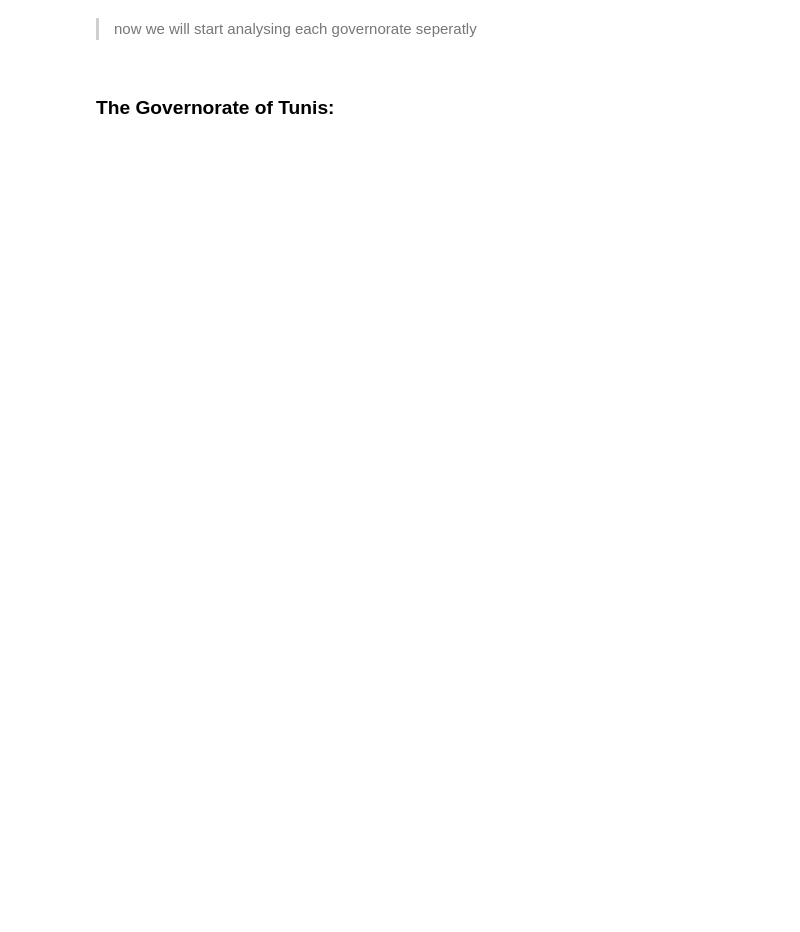
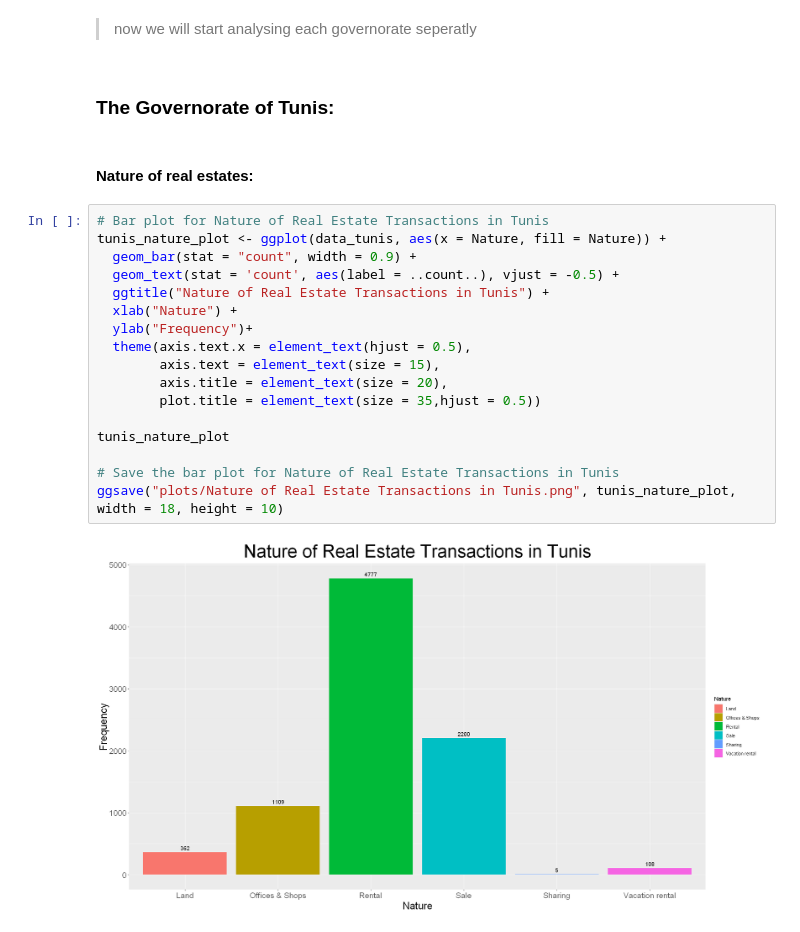
Before and after one commit to AzyzHm/Tunisia-Real-Estate-Analysis, a Jupyter notebook: Tunisia_real_estate_Analysis.ipynb, the cells around one changed output. Saved outputs shown, nothing was run; the diff lists cells and outputs as text; blank space fills up the shorter version.

Commit message:
completed the tunis governorate part

```diff
--- a/Tunisia_real_estate_Analysis.ipynb
+++ b/Tunisia_real_estate_Analysis.ipynb
@@ -217,3 +218,24 @@ data_Nabeul <- subset(data, Governorate == "Nabeul")
 > now we will start analysing each governorate seperatly
 # %% [markdown]
 ### The Governorate of Tunis:
+# %% [markdown]
+#### Nature of real estates:
+# %%
+# Bar plot for Nature of Real Estate Transactions in Tunis
+tunis_nature_plot <- ggplot(data_tunis, aes(x = Nature, fill = Nature)) +
+  geom_bar(stat = "count", width = 0.9) +
+  geom_text(stat = 'count', aes(label = ..count..), vjust = -0.5) +
+  ggtitle("Nature of Real Estate Transactions in Tunis") +
+  xlab("Nature") +
+  ylab("Frequency")+
+  theme(axis.text.x = element_text(hjust = 0.5),
+        axis.text = element_text(size = 15),
+        axis.title = element_text(size = 20),
+        plot.title = element_text(size = 35,hjust = 0.5))
+
+tunis_nature_plot
+
+# Save the bar plot for Nature of Real Estate Transactions in Tunis
+ggsave("plots/Nature of Real Estate Transactions in Tunis.png", tunis_nature_plot, width = 18, height = 10)
+# %% [output]
+[figure, added]
```
Also changed, not shown: parts of 13 cells of this notebook, 4 other files.
